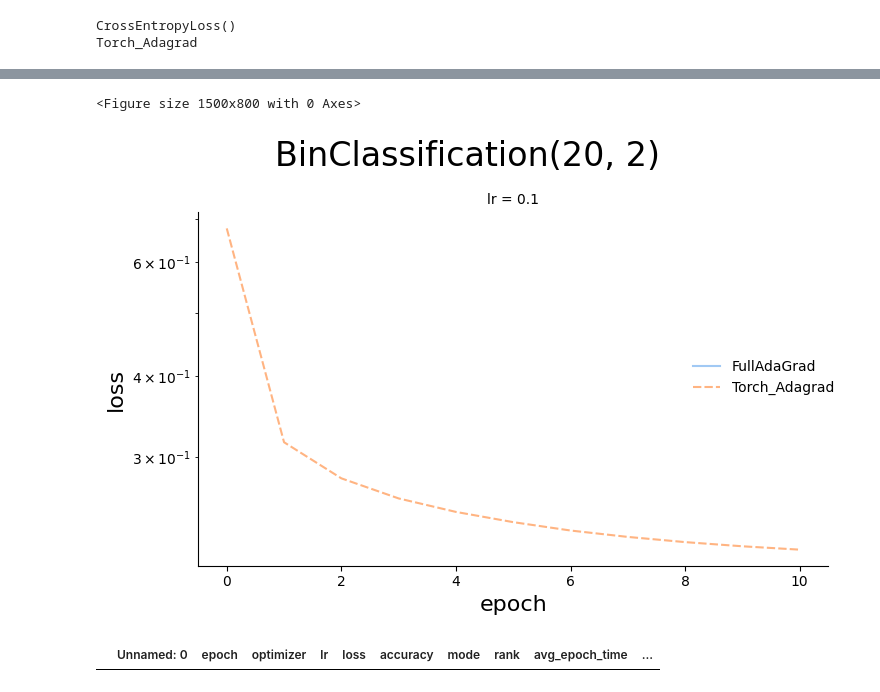
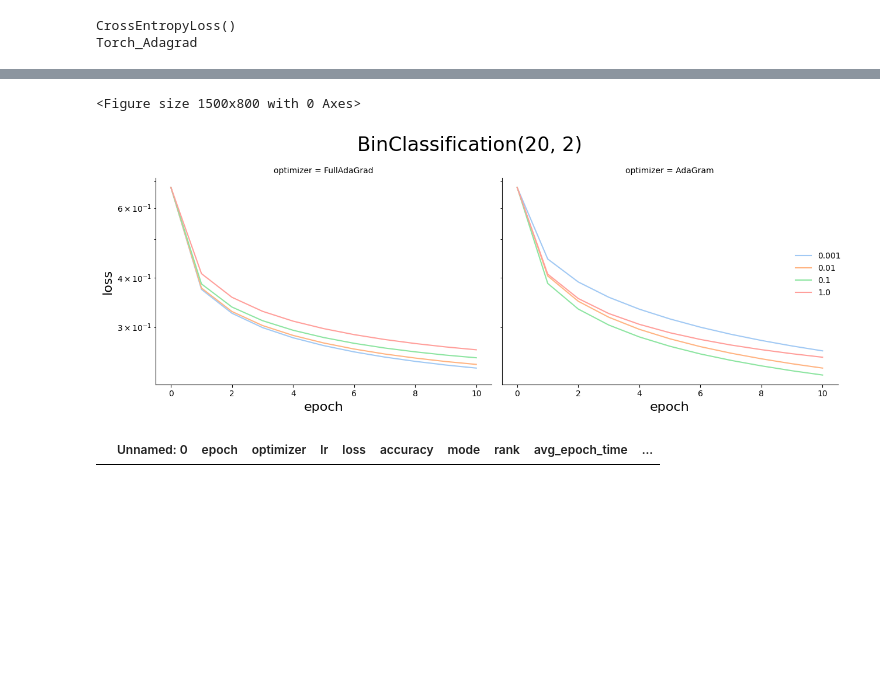
Before and after one commit to tnmtvv/AdaGram, a Jupyter notebook: notebooks/gram_tests.ipynb, the cells around one changed output, grey strips where cells are left out. Cells and saved outputs as stored; diff of their text form; code cells hidden in the pictures; blank space fills up the shorter version.

Commit message:
passing tests

```diff
--- a/notebooks/gram_tests.ipynb
+++ b/notebooks/gram_tests.ipynb
@@ -520,7 +520,7 @@ C:/Users/tanya/GitHub/AdaGram/notebooks/gradients\BinClass_Vanilla_SGD_lr0.1_epo
 C:/Users/tanya/GitHub/AdaGram/notebooks/gradients\BinClass_Vanilla_SGD_lr0.1_epoch8_stacked.npz
 C:/Users/tanya/GitHub/AdaGram/notebooks/gradients\BinClass_Vanilla_SGD_lr0.1_epoch9_stacked.npz
 # %%
-df_bin = pd.read_csv(f'results/{task_name}_svd_test_tracking_{in_dims[0]}_by_{out_dims[0]}.csv')
+df_bin = pd.read_csv("../scripts/results/BinClass_ranks_all_diff_tracking_20_by_2.csv")
 # df_1 = pd.read_csv(f'results/one_more_BinClass_1_3.csv')
 # df_1  = df_1.query("optimizer != 'Torch_Adagrad'")
 # df_2 = pd.read_csv(f'results/one_modeBinClass_4_5.csv')
@@ -578,7 +558,7 @@ plt.figure(figsize=(15, 8))
 grid = sns.FacetGrid(
     data=df_bin.query('mode == "test"'),
     # "optimizer != 'AdaGramFR_s'vd rank 2' and optimizer != 'AdaGramFR_svd rank 3'and optimizer != 'AdaGramFR_svd rank 5'"),
-    col='lr',
+    col='optimizer',
     height=5,
     aspect=1.2,
     sharey=True
@@ -586,38 +566,38 @@ grid = sns.FacetGrid(
 
 grid.map_dataframe(
     sns.lineplot,
 
     x='epoch',
     # y='avg_epoch_time',
     y='loss',
-    style='optimizer',
-    hue='optimizer',
+    # style='optimizer',
+    hue='eps',
     palette='pastel',
     linewidth=1.5
 )
 
 # Set bigger font size for legend title and legend text
 grid.add_legend()
 
-grid.fig.suptitle(f'BinClassification({in_dims[0]}, {out_dims[0]})',
+grid.fig.suptitle(f'BinClassification(20, 2)',
                   fontsize=24,)
 
 # grid.fig.suptitle(f'BinClassification({in_dims[0]}, {out_dims[0]})',
 #                   fontsize=24, y=1.02)
 
 # Set bigger font size for axis labels
 for ax in grid.axes.flat:
     ax.set_yscale('log')
     ax.set_xlabel(ax.get_xlabel(), fontsize=16)
     ax.set_ylabel(ax.get_ylabel(), fontsize=16)
 
-grid.set_titles(col_template="lr = {col_name}", fontsize=20)
+grid.set_titles(col_template="optimizer = {col_name}", fontsize=20)
 
 plt.tight_layout()
 plt.show()
 # %% [output]
 <Figure size 1500x800 with 0 Axes>
-[figure, old version]
+[figure, new version]
 # %%
 check = df_bin.query("optimizer == 'AdaGramPS rank 4' and mode == 'test' and epoch > 9")
 check.head()
```
Also changed, not shown: parts of 5 cells of this notebook, 8 other files.
